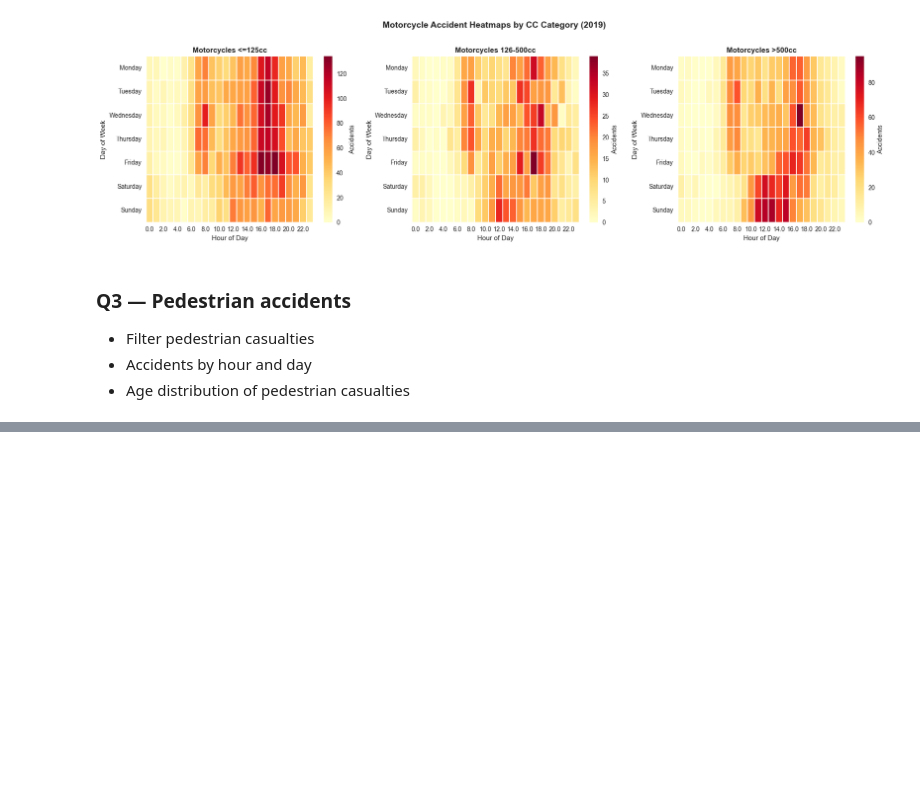
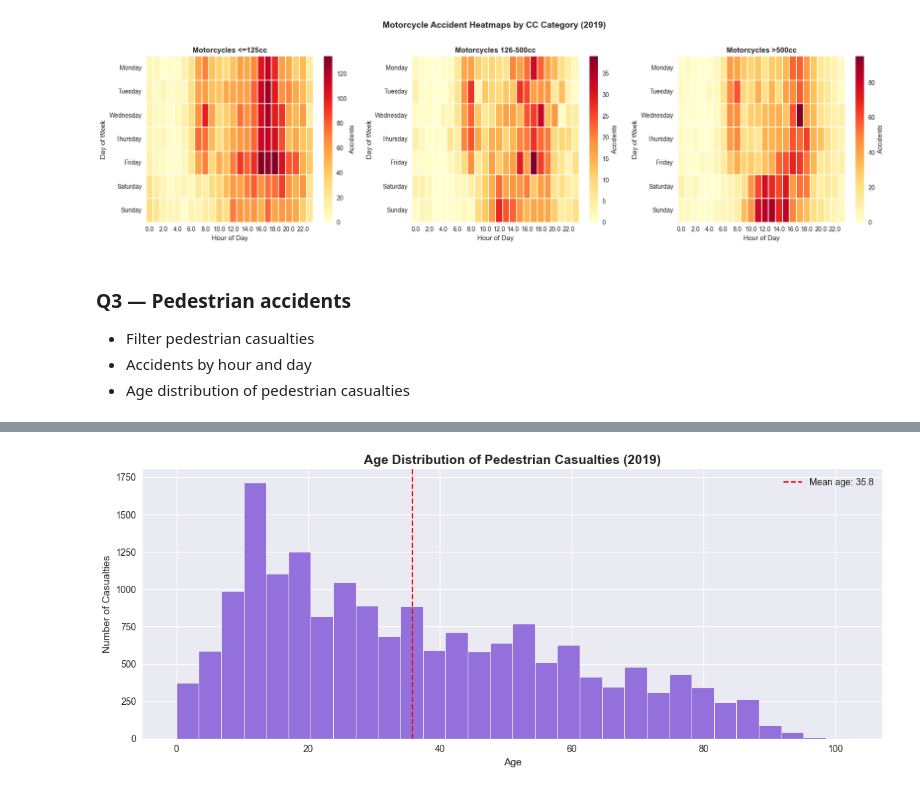
Before and after one commit to Olamilekanvic/UK-Accident, a Jupyter notebook: uk_road_safety.ipynb, the cells around one changed output, grey strips where cells are left out. Cells and saved outputs as stored; diff of their text form; code cells hidden in the pictures; blank space fills up the shorter version.

```diff
--- a/uk_road_safety.ipynb
+++ b/uk_road_safety.ipynb
@@ -633,0 +728,19 @@ plt.show()
+# %%
+# Age Distribution of Pedestrian Casualties
+
+fig, ax = plt.subplots(figsize=(12, 5))
+
+age_data = ped_df['Age_of_Casualty'].dropna()
+
+ax.hist(age_data, bins=30, color='mediumpurple', edgecolor='white', linewidth=0.5)
+ax.set_title('Age Distribution of Pedestrian Casualties (2019)',
+             fontsize=14, fontweight='bold')
+ax.set_xlabel('Age')
+ax.set_ylabel('Number of Casualties')
+ax.axvline(age_data.mean(), color='red', linestyle='--',
+           linewidth=1.5, label=f'Mean age: {age_data.mean():.1f}')
+ax.legend()
+plt.tight_layout()
+plt.show()
+# %% [output]
+[figure, added]
```
Also changed, not shown: parts of 15 cells of this notebook, 2 other files.
